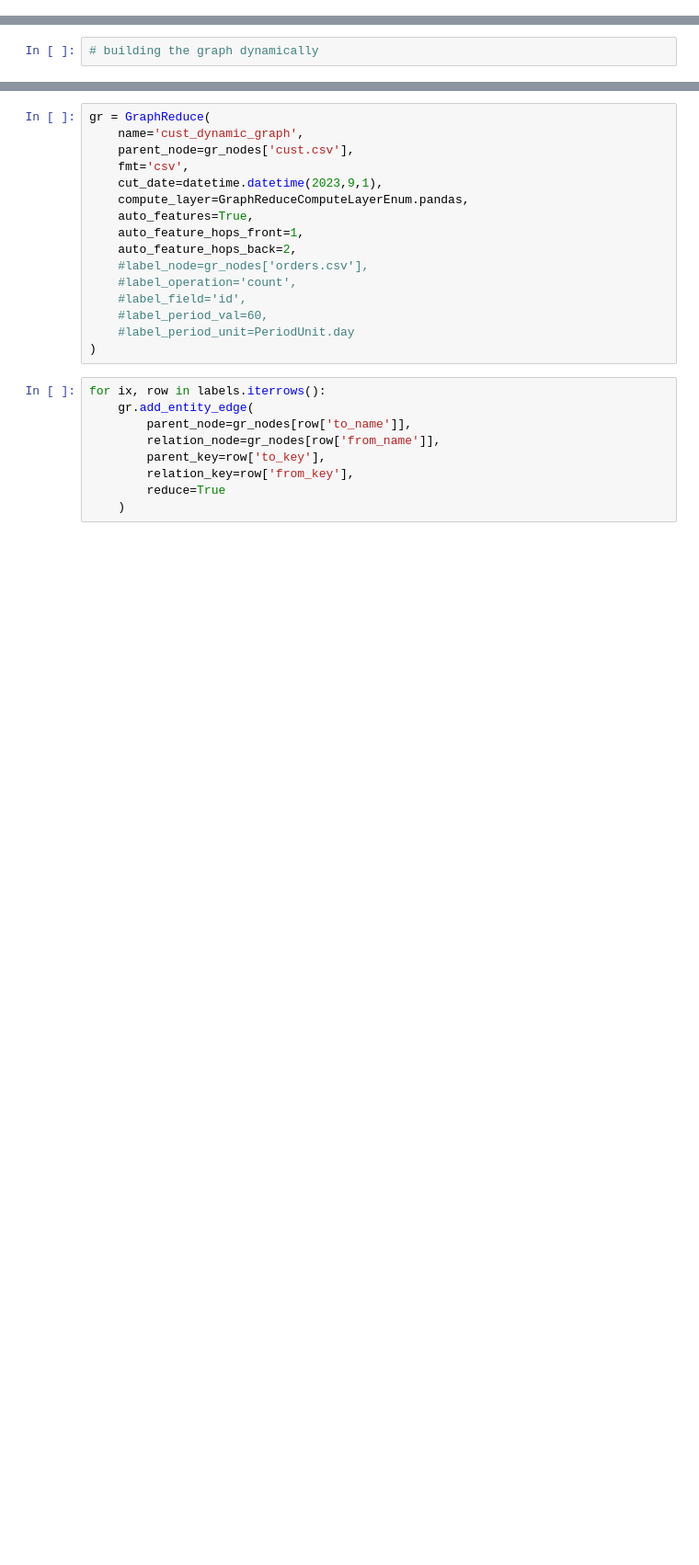
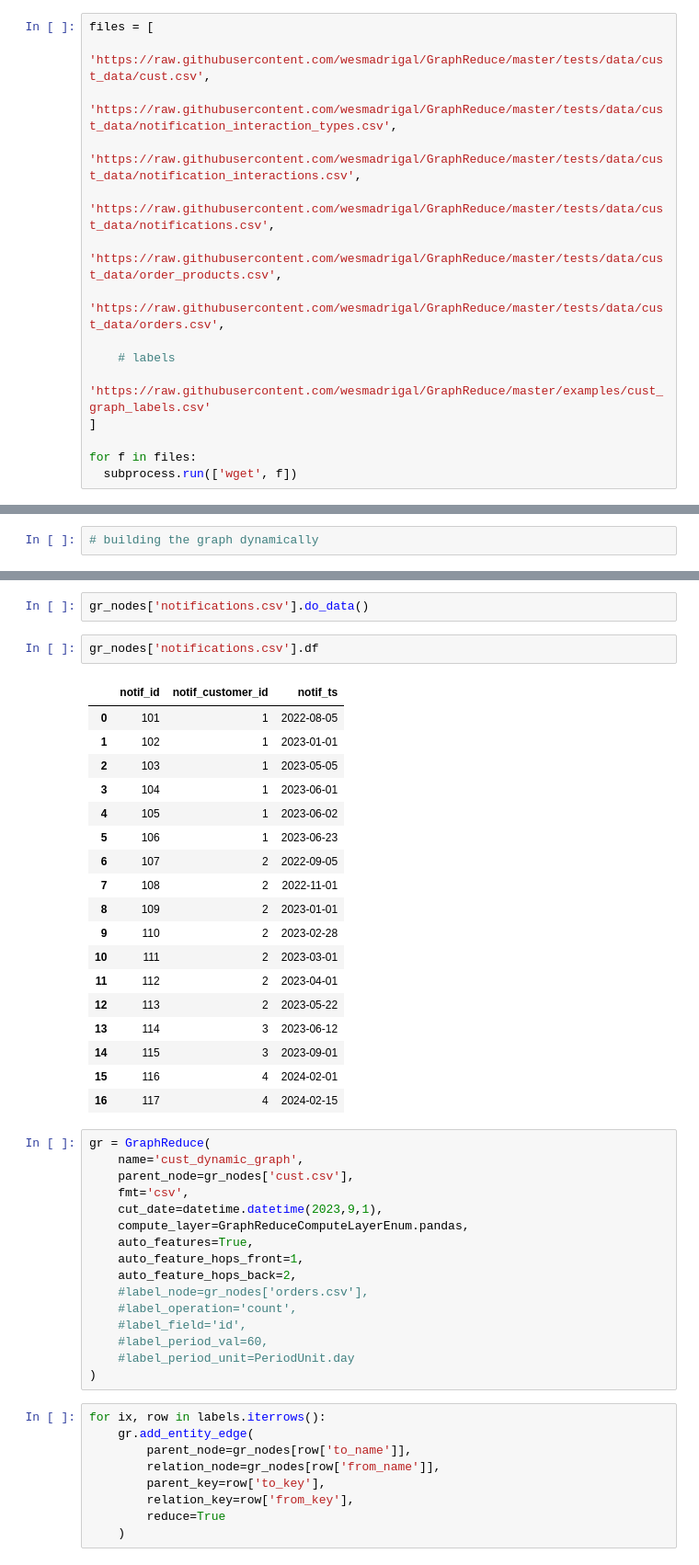
Before and after one commit to wesmadrigal/GraphReduce, a Jupyter notebook: examples/ODSC_East_2024_ex3.ipynb, the cells around one changed output, grey strips where cells are left out. Shown at 92% size. Cells and saved outputs as stored; diff of their text form; blank space fills up the shorter version.

```diff
--- a/examples/ODSC_East_2024_ex3.ipynb
+++ b/examples/ODSC_East_2024_ex3.ipynb
@@ -5,3 +26,18 @@ import pandas as pd
 from graphreduce.node import GraphReduceNode, DynamicNode
 from graphreduce.graph_reduce import GraphReduce
 from graphreduce.enum import ComputeLayerEnum as GraphReduceComputeLayerEnum, PeriodUnit
+# %%
+files = [
+    'https://raw.githubusercontent.com/wesmadrigal/GraphReduce/master/tests/data/cust_data/cust.csv',
+    'https://raw.githubusercontent.com/wesmadrigal/GraphReduce/master/tests/data/cust_data/notification_interaction_types.csv',
+    'https://raw.githubusercontent.com/wesmadrigal/GraphReduce/master/tests/data/cust_data/notification_interactions.csv',
+    'https://raw.githubusercontent.com/wesmadrigal/GraphReduce/master/tests/data/cust_data/notifications.csv',
+    'https://raw.githubusercontent.com/wesmadrigal/GraphReduce/master/tests/data/cust_data/order_products.csv',
+    'https://raw.githubusercontent.com/wesmadrigal/GraphReduce/master/tests/data/cust_data/orders.csv',
+
+    # labels
+    'https://raw.githubusercontent.com/wesmadrigal/GraphReduce/master/examples/cust_graph_labels.csv'
+]
+
+for f in files:
+  subprocess.run(['wget', f])
@@ -62,3 +108,26 @@ gr_nodes
+# %%
+gr_nodes['notifications.csv'].do_data()
+# %%
+gr_nodes['notifications.csv'].df
+# %% [output]
+|  | notif_id | notif_customer_id | notif_ts |
+| 0 | 101 | 1 | 2022-08-05 |
+| 1 | 102 | 1 | 2023-01-01 |
+| 2 | 103 | 1 | 2023-05-05 |
+| 3 | 104 | 1 | 2023-06-01 |
+| 4 | 105 | 1 | 2023-06-02 |
+| 5 | 106 | 1 | 2023-06-23 |
+| 6 | 107 | 2 | 2022-09-05 |
+| 7 | 108 | 2 | 2022-11-01 |
+| 8 | 109 | 2 | 2023-01-01 |
+| 9 | 110 | 2 | 2023-02-28 |
+| 10 | 111 | 2 | 2023-03-01 |
+| 11 | 112 | 2 | 2023-04-01 |
+| 12 | 113 | 2 | 2023-05-22 |
+| 13 | 114 | 3 | 2023-06-12 |
+| 14 | 115 | 3 | 2023-09-01 |
+| 15 | 116 | 4 | 2024-02-01 |
+| 16 | 117 | 4 | 2024-02-15 |
 # %%
 gr = GraphReduce(
     name='cust_dynamic_graph',
```
Also changed, not shown: parts of 26 cells of this notebook.
